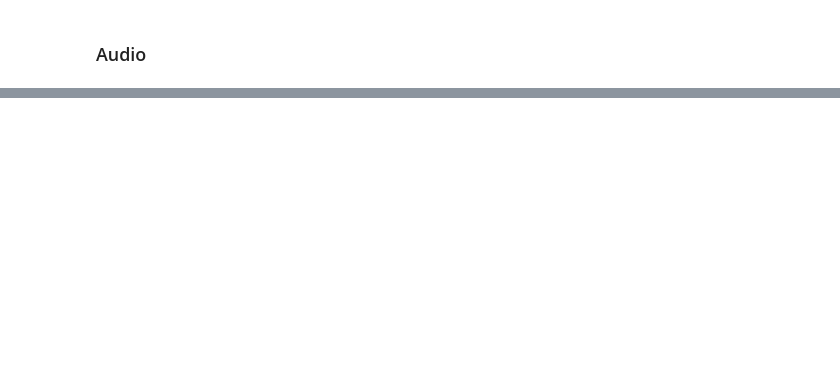
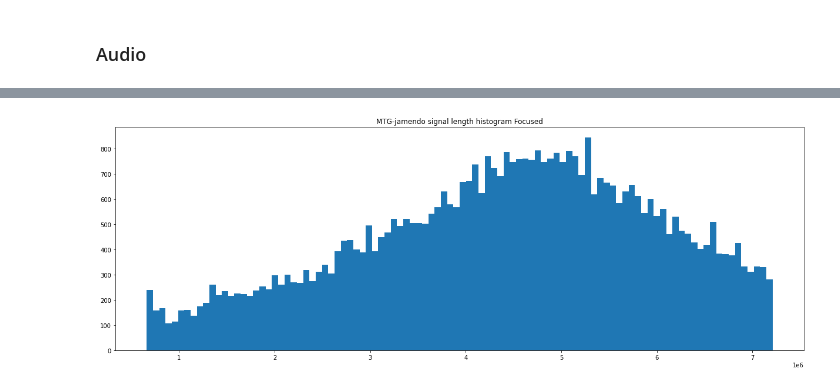
Before and after one commit to Programmatical-tea/music-discern, a Jupyter notebook: Experiment1/experiment1_preprocessing.ipynb, the cells around one changed output, grey strips where cells are left out. Cells and saved outputs as stored; diff of their text form; code cells hidden in the pictures; blank space fills up the shorter version.

```diff
--- a/Experiment1/experiment1_preprocessing.ipynb
+++ b/Experiment1/experiment1_preprocessing.ipynb
@@ -178,0 +268,8 @@ jamendo_tags.head()
+# %%
+list_of_times_jam_refocused = sorted(list_of_times_jam)[:-len(list_of_times_jam)//6]
+
+plt.figure(figsize=(21, 7))
+plt.title('MTG-jamendo signal length histogram Focused')
+_ = plt.hist(list_of_times_jam_refocused,bins=100)
+# %% [output]
+[figure, added]
```
Also changed, not shown: parts of 21 cells of this notebook, 1 other file.
